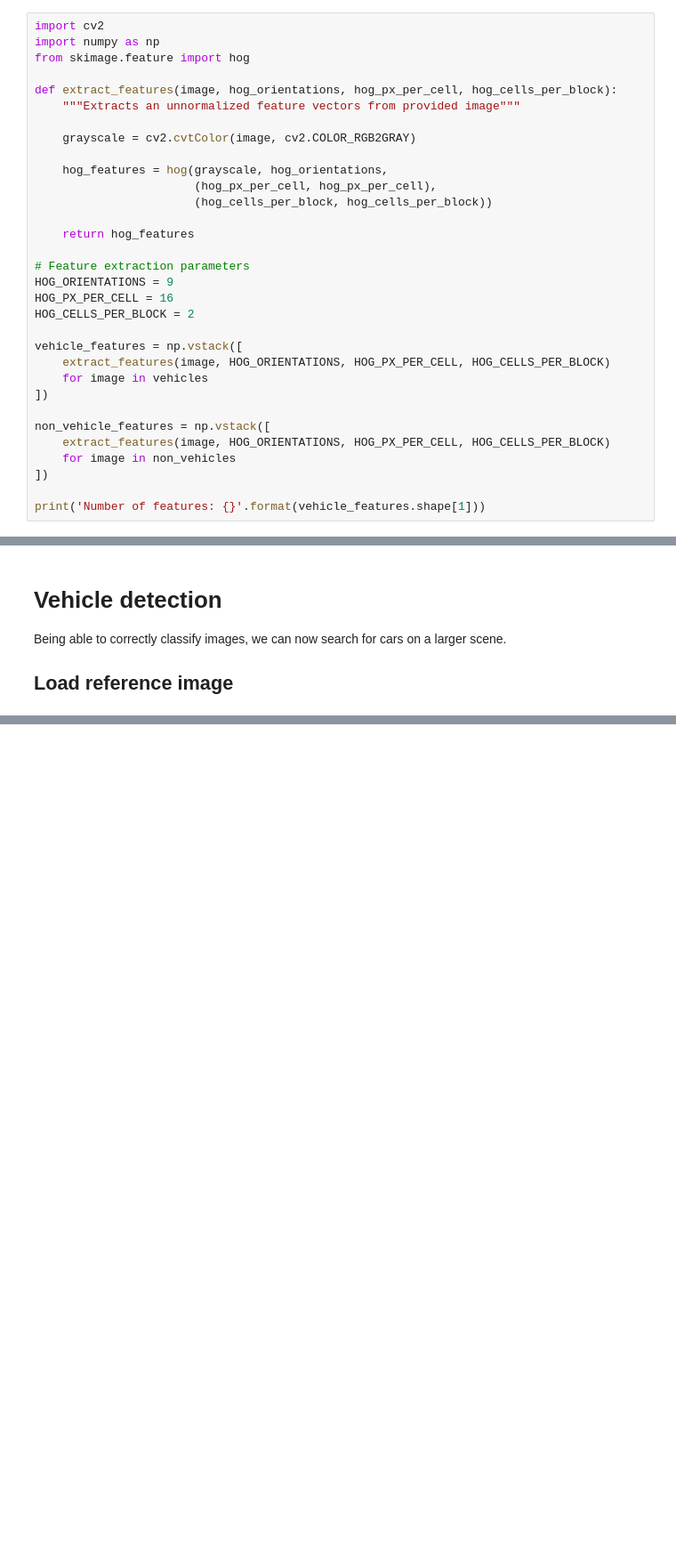
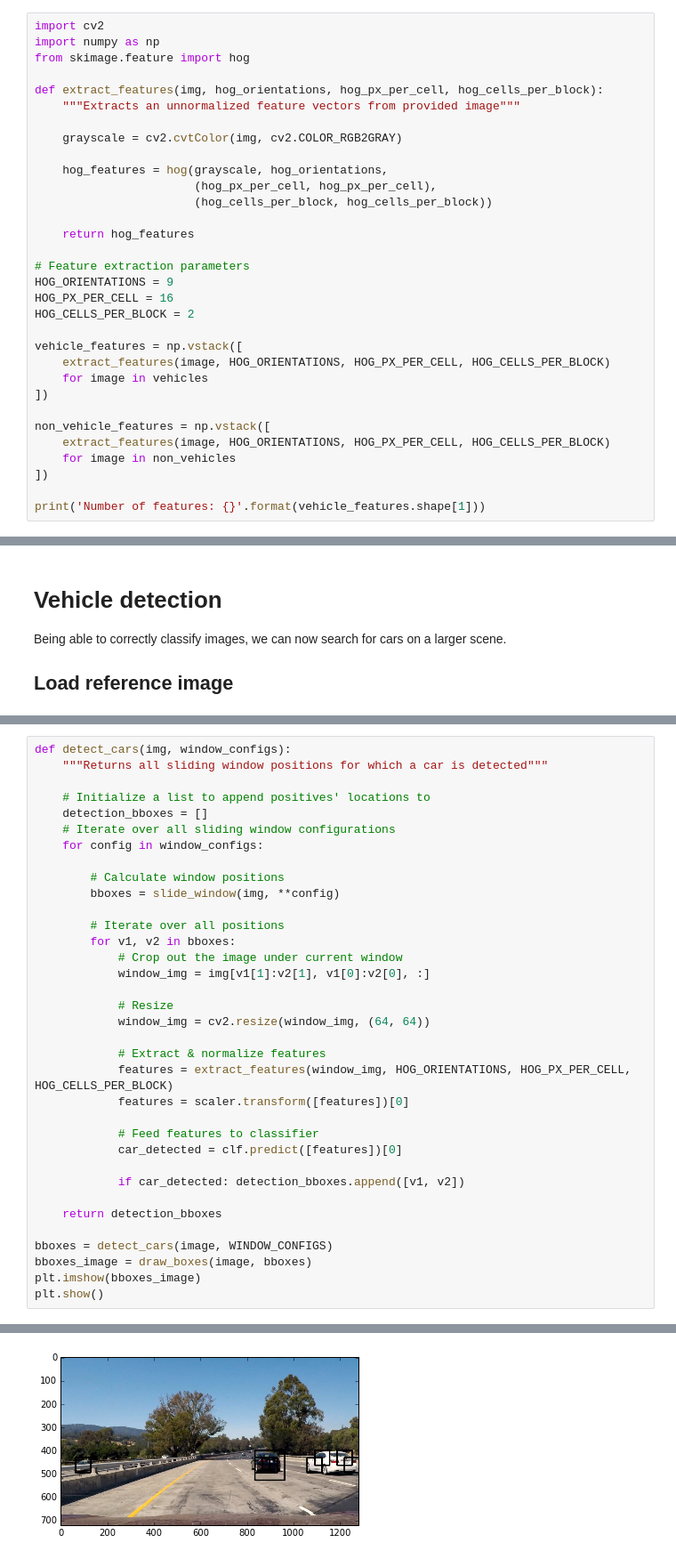
Before and after one commit to Goldob/CarND-Vehicle-Detection, a Jupyter notebook: solution.ipynb, the cells around one changed output, grey strips where cells are left out. Shown at 89% size. Drawn from its saved outputs; the diff is of its cells as text; blank space fills up the shorter version.

```diff
--- a/solution.ipynb
+++ b/solution.ipynb
@@ -25,10 +25,10 @@ import cv2
 import numpy as np
 from skimage.feature import hog
 
-def extract_features(image, hog_orientations, hog_px_per_cell, hog_cells_per_block):
+def extract_features(img, hog_orientations, hog_px_per_cell, hog_cells_per_block):
     """Extracts an unnormalized feature vectors from provided image"""
 
-    grayscale = cv2.cvtColor(image, cv2.COLOR_RGB2GRAY)
+    grayscale = cv2.cvtColor(img, cv2.COLOR_RGB2GRAY)
 
     hog_features = hog(grayscale, hog_orientations,
                        (hog_px_per_cell, hog_px_per_cell),
@@ -165,0 +209,36 @@ plt.show()
+# %%
+def detect_cars(img, window_configs):
+    """Returns all sliding window positions for which a car is detected"""
+
+    # Initialize a list to append positives' locations to
+    detection_bboxes = []
+    # Iterate over all sliding window configurations
+    for config in window_configs:
+
+        # Calculate window positions
+        bboxes = slide_window(img, **config)
+
+        # Iterate over all positions
+        for v1, v2 in bboxes:
+            # Crop out the image under current window
+            window_img = img[v1[1]:v2[1], v1[0]:v2[0], :]
+
+            # Resize
+            window_img = cv2.resize(window_img, (64, 64))
+
+            # Extract & normalize features
+            features = extract_features(window_img, HOG_ORIENTATIONS, HOG_PX_PER_CELL, HOG_CELLS_PER_BLOCK)
+            features = scaler.transform([features])[0]
+
+            # Feed features to classifier
+            car_detected = clf.predict([features])[0]
+
+            if car_detected: detection_bboxes.append([v1, v2])
+
+    return detection_bboxes
+
+bboxes = detect_cars(image, WINDOW_CONFIGS)
+bboxes_image = draw_boxes(image, bboxes)
+plt.imshow(bboxes_image)
+plt.show()
+# %% [output]
@@ -165,0 +247 @@ plt.show()
+[figure, added]
```
Also changed, not shown: parts of 8 cells of this notebook.
